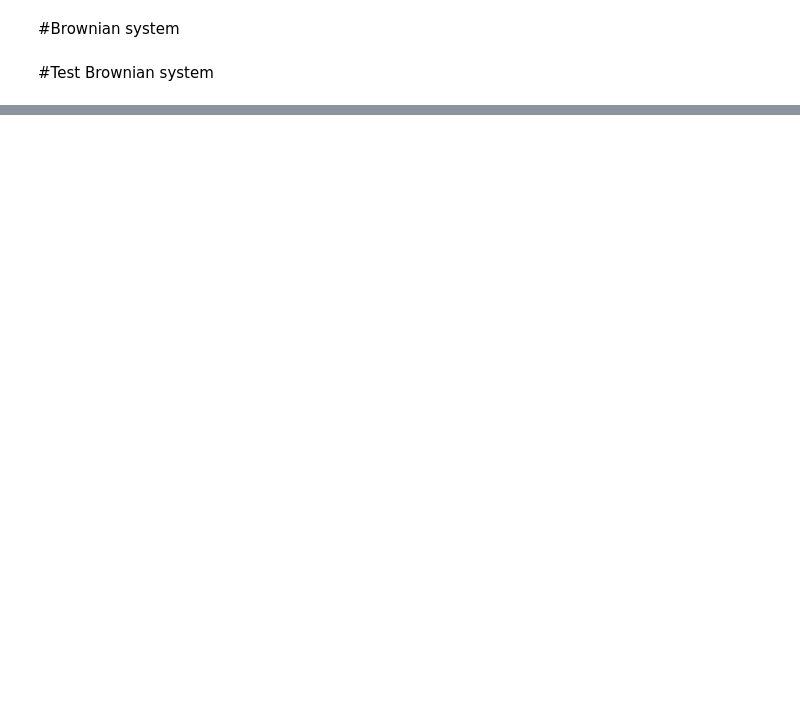
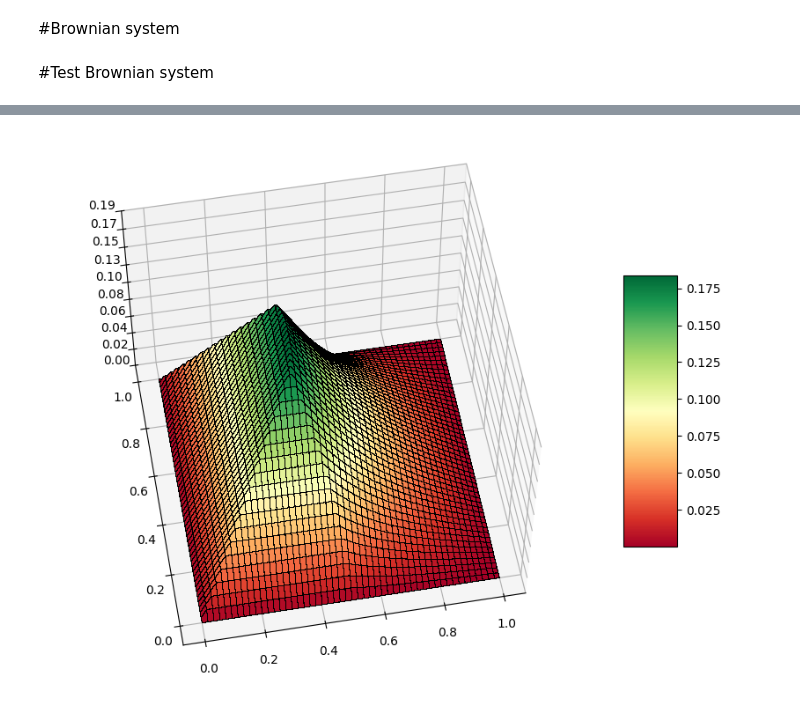
Before and after one commit to ArturoAA95/TransmisionProblem, a Jupyter notebook: TestTransmision2.ipynb, the cells around one changed output, grey strips where cells are left out. Drawn from its saved outputs; the diff is of its cells as text; code cells hidden in the pictures; blank space fills up the shorter version.

```diff
--- a/TestTransmision2.ipynb
+++ b/TestTransmision2.ipynb
@@ -344,0 +347,3 @@ CreateInterfase(om, 2, N, f)
+# %%
+vv = Solve_One_Player(om, 50, dim, N, A, C_to_P, P_to_C, I, H)
+plt.imshow(vv)
@@ -344,0 +370,40 @@ CreateInterfase(om, 2, N, f)
+# %%
+from matplotlib import cm
+from matplotlib.ticker import LinearLocator
+import numpy as np
+
+fig, ax = plt.subplots(subplot_kw={"projection": "3d"}, figsize=(10, 8))
+
+
+# Make data.
+# Get the shape of vv
+rows, cols = vv.shape
+# Create coordinate arrays with the same shape as vv
+X, Y = np.indices(vv.shape)
+
+# Scale X and Y to the desired range (e.g., -5 to 5)
+x_range = np.linspace(0, 1, cols)
+y_range = np.linspace(0, 1, rows)
+X, Y = np.meshgrid(x_range, y_range)
+
+# Plot the surface.
+surf = ax.plot_surface(X, Y, vv/500, cmap='RdYlGn',
+                       linewidth=.01, edgecolor='black', antialiased=False)
+
+#cmap='bwr'
+#cmap='seismic'
+#cmap='viridis', edgecolor='green'
+#rotate surface
+ax.view_init(55, 260)
+# Customize the z axis.
+ax.set_zlim(np.min(vv/500), np.max(vv/500)) # Adjust z-axis limits based on vv values
+ax.zaxis.set_major_locator(LinearLocator(10))
+# A StrMethodFormatter is used automatically
+ax.zaxis.set_major_formatter('{x:.02f}')
+
+# Add a color bar which maps values to colors.
+fig.colorbar(surf, shrink=0.5, aspect=5)
+
+plt.show()
+# %% [output]
+[figure, added]
```
Also changed, not shown: parts of 16 cells of this notebook.
